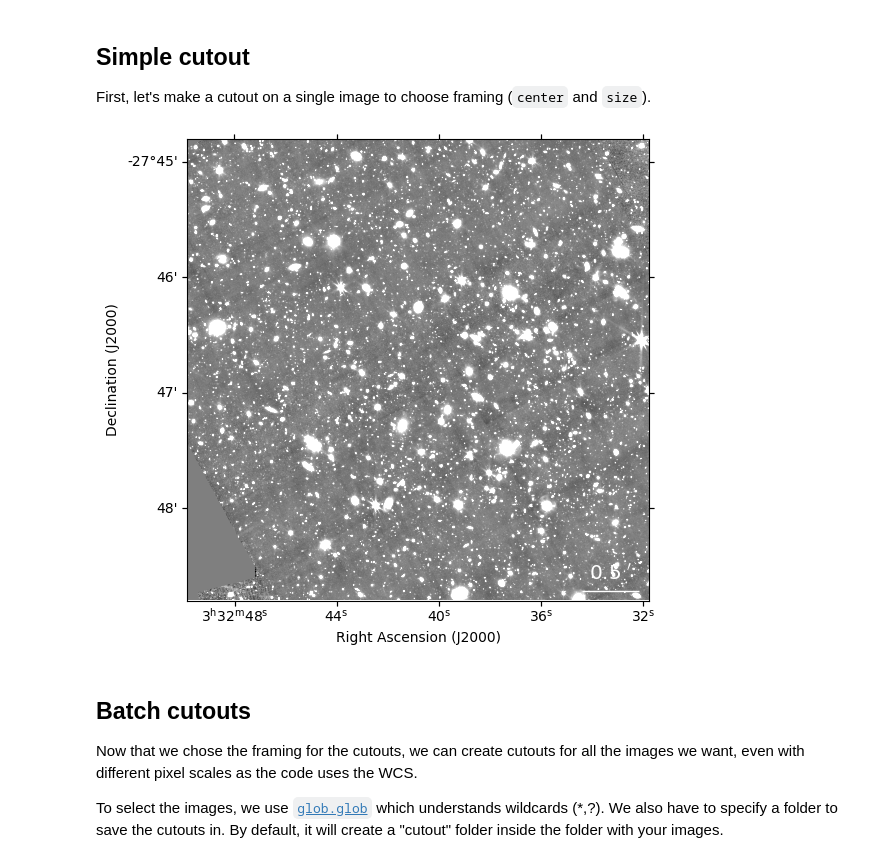
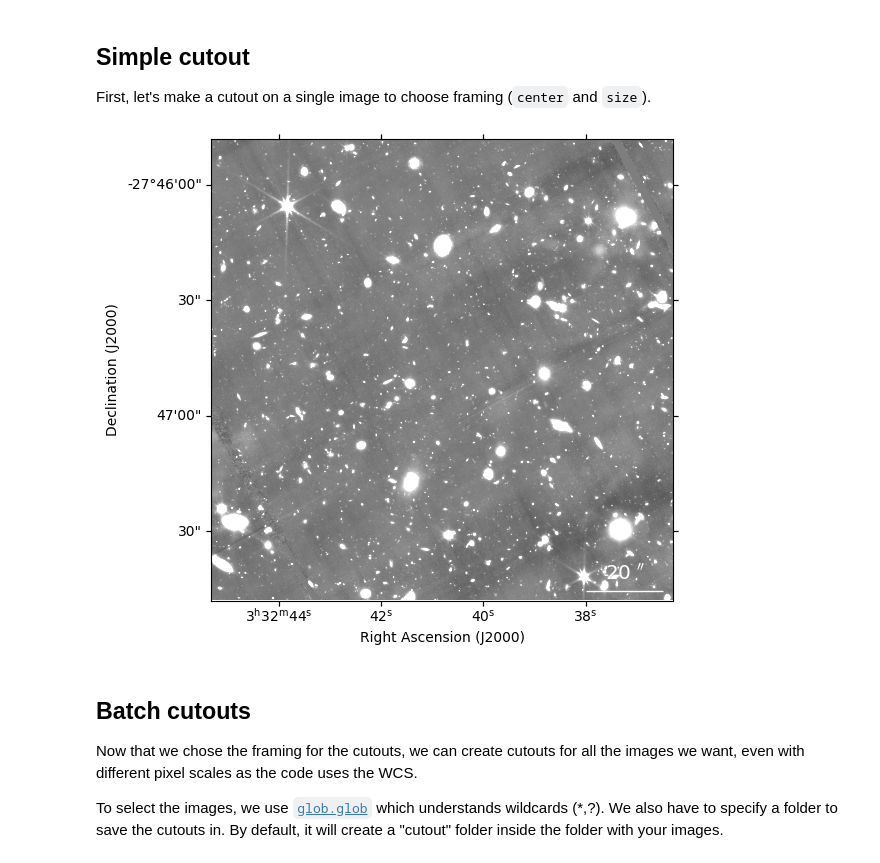
Before and after one commit to AstroAure/DJA-SEpp, a Jupyter notebook: 00.2_Cutout.ipynb, the cells around one changed output. Saved outputs shown, nothing was run; the diff lists cells and outputs as text; code cells hidden in the pictures.

```diff
--- a/00.2_Cutout.ipynb
+++ b/00.2_Cutout.ipynb
@@ -46,32 +46,32 @@ def add_good_scalebar(ax, wcs, color='white', fraction=0.25, corner='bottom righ
     size = good_values[np.argmin(dist)]
     add_scalebar(ax, size, label=f"{size:latex}", color=color, fontproperties=FontProperties(size='x-large'), label_top=True, pad=pad, corner=corner)
 # %%
-filename = f"/FlashStorage/image/GDS/gds-grizli-v7.2-f444w-clear_drc_sci.fits"
-# filename = f"/home/ec2-user/DAWN/DJA-SEpp/image/GDS/gds-grizli-v7.2-f200w-clear_drc_sci_cutout.fits"
+# filename = f"/FlashStorage/image/GDS/gds-grizli-v7.2-f444w-clear_drc_sci.fits"
+filename = f"/home/ec2-user/DAWN/DJA-SEpp/image/GDS/gds-grizli-v7.2-f200w-clear_drc_sci_cutout.fits"
 
 hdu = fits.open(filename, memmap=True)[0]
 wcs = WCS(hdu.header)
 
 center = SkyCoord('53.17 -27.78', frame='icrs', unit='deg') # GDS
 # center = SkyCoord('10h00m35s 02d20m00s', frame='icrs') # COSMOS
 # center = SkyCoord('14h19m45s 52d54m00s', frame='icrs') # CEERS
-size=u.Quantity((4.0,4.0), u.arcmin)
+size=u.Quantity((2.0,2.0), u.arcmin)
 
 cutout = Cutout2D(hdu.data,
                   position=center, size=size,
                   wcs=wcs,
                   mode='partial', fill_value=0.0)
 
 fig, ax = plt.subplots(figsize=(6,6), subplot_kw={'projection':cutout.wcs})
 norm = ImageNormalize(cutout.data, interval=ZScaleInterval())
 # norm = ImageNormalize(cutout.data, interval=MinMaxInterval(), stretch=LogStretch())
 ax.imshow(cutout.data, cmap='gray', origin='lower', norm=norm)
 ax.set_xlabel('Right Ascension (J2000)')
 ax.set_ylabel('Declination (J2000)')
 add_good_scalebar(ax, cutout.wcs)
 plt.show()
 # %% [output]
-[figure, old version]
+[figure, new version]
 # %% [markdown]
 ## Batch cutouts
 
```
Also changed, not shown: parts of 1 cell of this notebook, 5 other files.
